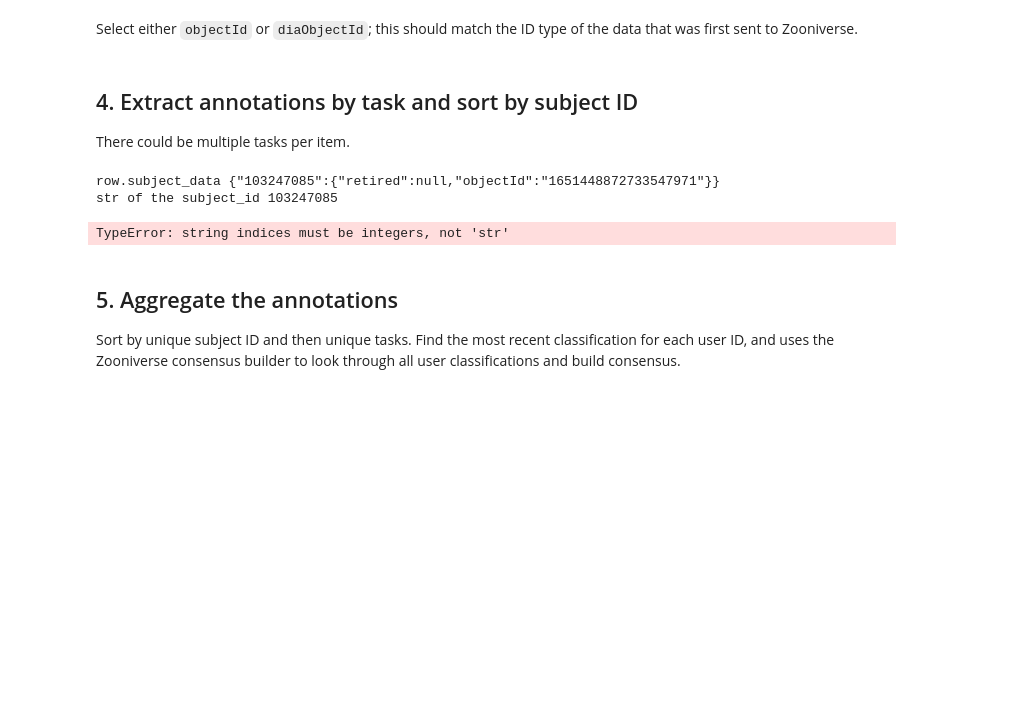
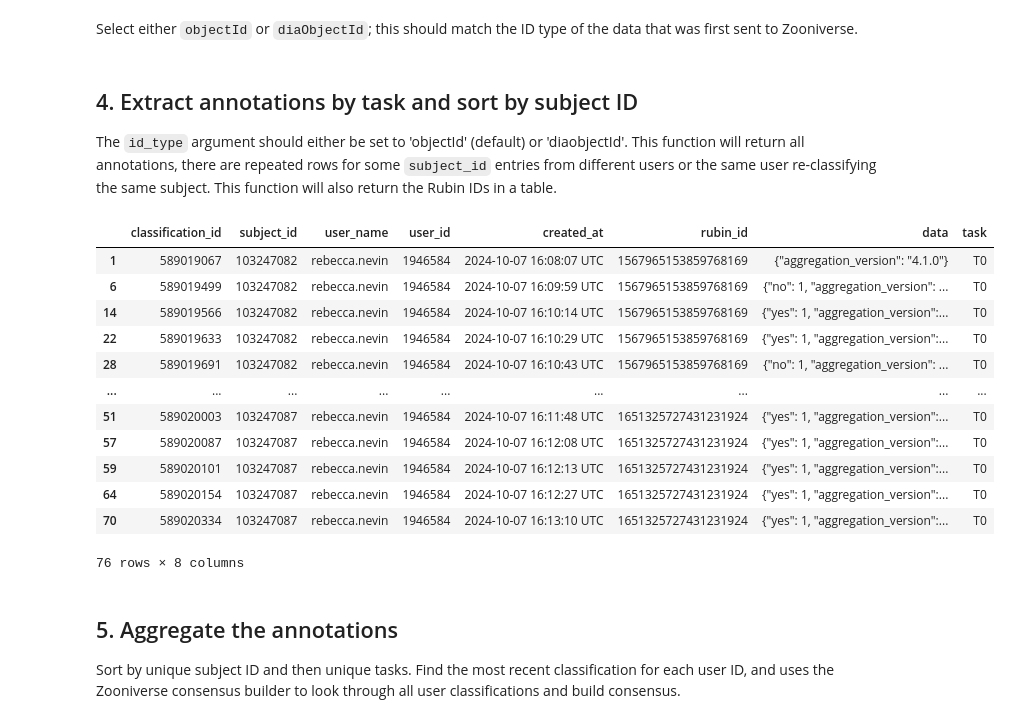
Before and after one commit to lsst-epo/citizen-science-notebooks, a Jupyter notebook: 03_Aggregate_Classifications.ipynb, the cells around one changed output. Cells and saved outputs as stored; diff of their text form; code cells hidden in the pictures; blank space fills up the shorter version.

```diff
--- a/03_Aggregate_Classifications.ipynb
+++ b/03_Aggregate_Classifications.ipynb
@@ -301,14 +303,24 @@ classification_data
 Select either `objectId` or `diaObjectId`; this should match the ID type of the data that was first sent to Zooniverse.
 # %% [markdown]
 ## 4. Extract annotations by task and sort by subject ID
-There could be multiple tasks per item.
+The `id_type` argument should either be set to 'objectId' (default) or 'diaobjectId'. This function will return all annotations, there are repeated rows for some `subject_id` entries from different users or the same user re-classifying the same subject. This function will also return the Rubin IDs in a table.
 # %%
-extracted_data = extract_data(classification_data)
+extracted_data = extract_data(classification_data, id_type='objectId')
 extracted_data
 # %% [output]
+|  | classification_id | subject_id | user_name | user_id | created_at | rubin_id | data | task |
+| 1 | 589019067 | 103247082 | rebecca.nevin | 1946584 | 2024-10-07 16:08:07 UTC | 1567965153859768169 | {"aggregation_version": "4.1.0"} | T0 |
+| 6 | 589019499 | 103247082 | rebecca.nevin | 1946584 | 2024-10-07 16:09:59 UTC | 1567965153859768169 | {"no": 1, "aggregation_version": ... | T0 |
+| 14 | 589019566 | 103247082 | rebecca.nevin | 1946584 | 2024-10-07 16:10:14 UTC | 1567965153859768169 | {"yes": 1, "aggregation_version":... | T0 |
+| 22 | 589019633 | 103247082 | rebecca.nevin | 1946584 | 2024-10-07 16:10:29 UTC | 1567965153859768169 | {"yes": 1, "aggregation_version":... | T0 |
+| 28 | 589019691 | 103247082 | rebecca.nevin | 1946584 | 2024-10-07 16:10:43 UTC | 1567965153859768169 | {"no": 1, "aggregation_version": ... | T0 |
+| ... | ... | ... | ... | ... | ... | ... | ... | ... |
+| 51 | 589020003 | 103247087 | rebecca.nevin | 1946584 | 2024-10-07 16:11:48 UTC | 1651325727431231924 | {"yes": 1, "aggregation_version":... | T0 |
+| 57 | 589020087 | 103247087 | rebecca.nevin | 1946584 | 2024-10-07 16:12:08 UTC | 1651325727431231924 | {"yes": 1, "aggregation_version":... | T0 |
+| 59 | 589020101 | 103247087 | rebecca.nevin | 1946584 | 2024-10-07 16:12:13 UTC | 1651325727431231924 | {"yes": 1, "aggregation_version":... | T0 |
+| 64 | 589020154 | 103247087 | rebecca.nevin | 1946584 | 2024-10-07 16:12:27 UTC | 1651325727431231924 | {"yes": 1, "aggregation_version":... | T0 |
+| 70 | 589020334 | 103247087 | rebecca.nevin | 1946584 | 2024-10-07 16:13:10 UTC | 1651325727431231924 | {"yes": 1, "aggregation_version":... | T0 |
-row.subject_data {"103247085":{"retired":null,"objectId":"1651448872733547971"}}
-str of the subject_id 103247085
+76 rows × 8 columns
-TypeError: string indices must be integers, not 'str'
 # %% [markdown]
 ## 5. Aggregate the annotations
 Sort by unique subject ID and then unique tasks. Find the most recent classification for each user ID, and uses the Zooniverse consensus builder to look through all user classifications and build consensus.
```
Also changed, not shown: parts of 11 cells of this notebook.
